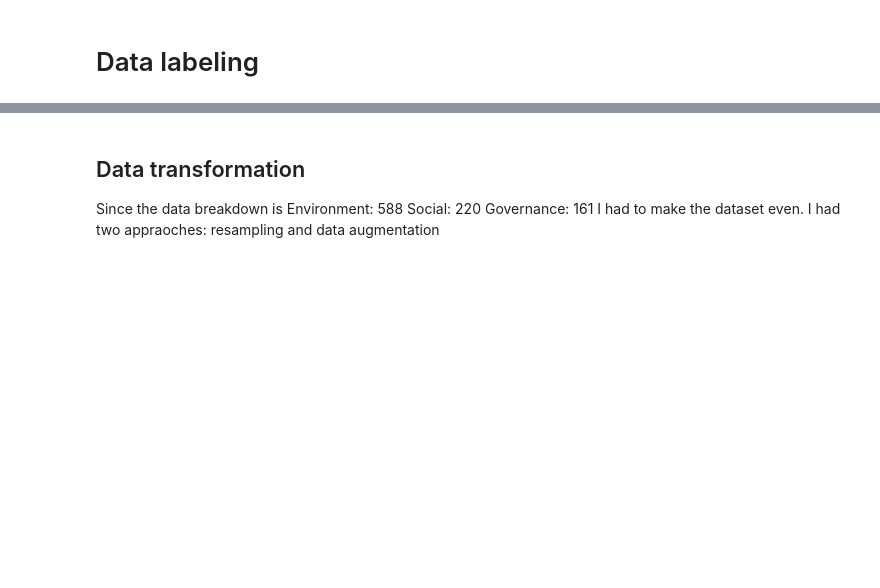
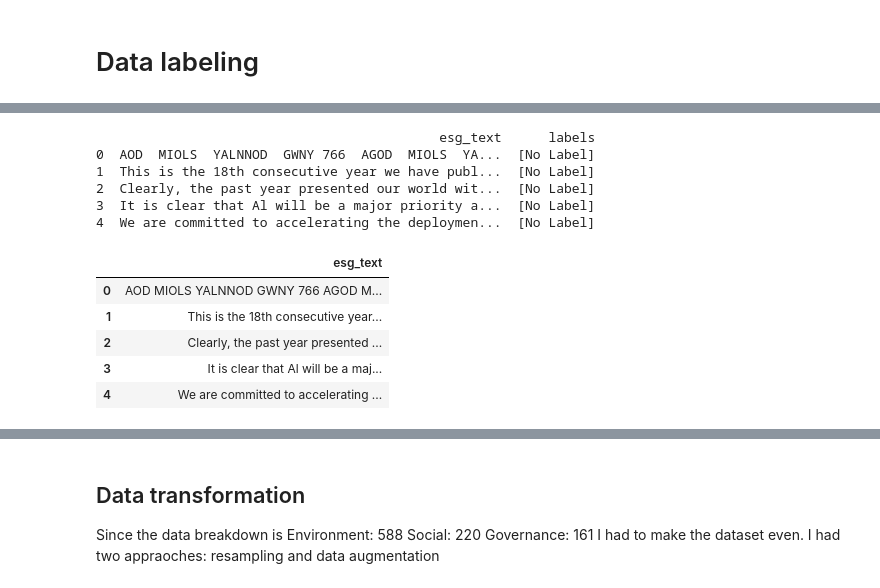
Before and after one commit to shiyun36/dsa3101, a Jupyter notebook: notebooks/classification.ipynb, the cells around one changed output, grey strips where cells are left out. Cells and saved outputs as stored; diff of their text form; code cells hidden in the pictures; blank space fills up the shorter version.

Commit message:
updated classification

```diff
--- a/notebooks/classification.ipynb
+++ b/notebooks/classification.ipynb
@@ -150,2 +115,75 @@ print(df_combined.head())
+# %%
+candidate_labels = ["Environment - Energy efficiency", "Environment - Waste & Pollutants Generation",
+                    "Environment - Water Usage", "Environment - Climate Strategy",
+                    "Environment - Decarbonisation/Carbon emissions", "Environment - Strategy",
+                    "Social - Labor Practices", "Social - Human Rights", "Social - Human Capital Management",
+                    "Social - Occupational Health & Safety", "Social - Financial Inclusion", "Social - Community investment",
+                    "Social - Customer Relations"," Social - Privacy Protection", 'Social - Gender and Ethnic Diversity',
+                    "Governance - Transparency & Reporting", "Corporate Governance", "Governance - Materiality",
+                    "Governance - Risk & Crisis Management", "Governance - Business Ethics",
+                    "Governance - Policy Influence", "Governance - Tax Strategy",
+                    "Governance - Shareholder rights",
+                    "Governance - Information Security/ Cybersecurity & System Availability",
+                    "Governance - Sustainable Finance", "Governance - Board Diversity"]
+
+# def classify_text(text):
+#     if pd.isna(text):
+#         return None
+
+#     inputs = tokenizer(text, return_tensors="pt", padding=True, truncation=True, max_length=512).to(device)
+
+#     with torch.no_grad():
+#         outputs = model(**inputs)
+
+#     probabilities = torch.nn.functional.softmax(outputs.logits, dim=1)
+#     predicted_class = torch.argmax(probabilities, dim=1).item()
+
+#     return candidate_labels[predicted_class]
+
+# df_combined["labels"] = df_combined["esg_text"].apply(classify_text)
+# print(df_combined.head())
+
+
+THRESHOLD = 0.6
+def classify_text(text):
+    if pd.isna(text):
+        return None
+
+    inputs = tokenizer(text, return_tensors="pt", padding=True, truncation=True, max_length=512).to(device)
+
+    with torch.no_grad():
+        outputs = model(**inputs)
+
+    probabilities = torch.nn.functional.softmax(outputs.logits, dim=-1)  # Softmax for classification
+    probabilities = probabilities.squeeze().cpu().numpy()
+
+    if len(probabilities) != len(candidate_labels):
+        print(f"Warning: Mismatch! Probabilities: {len(probabilities)}, Labels: {len(candidate_labels)}")
+        return ["Error"]
+
+    assigned_labels = [candidate_labels[i] for i, prob in enumerate(probabilities) if prob > THRESHOLD]
+    return assigned_labels if assigned_labels else ["No Label"]
+
+tqdm.pandas()
+
+
+df_combined["labels"] = df_combined["esg_text"].apply(classify_text)
+print(df_combined.head())
+# %% [output]
+                                            esg_text      labels
+0  AOD  MIOLS  YALNNOD  GWNY 766  AGOD  MIOLS  YA...  [No Label]
+1  This is the 18th consecutive year we have publ...  [No Label]
+2  Clearly, the past year presented our world wit...  [No Label]
+3  It is clear that Al will be a major priority a...  [No Label]
+4  We are committed to accelerating the deploymen...  [No Label]
+# %%
+df_combined.head(5)
+# %% [output]
+|  | esg_text |
+| 0 | AOD MIOLS YALNNOD GWNY 766 AGOD M... |
+| 1 | This is the 18th consecutive year... |
+| 2 | Clearly, the past year presented ... |
+| 3 | It is clear that Al will be a maj... |
+| 4 | We are committed to accelerating ... |
 # %%
 df_combined['labels'].value_counts()
```
Also changed, not shown: parts of 3 cells of this notebook, 1 other file.
